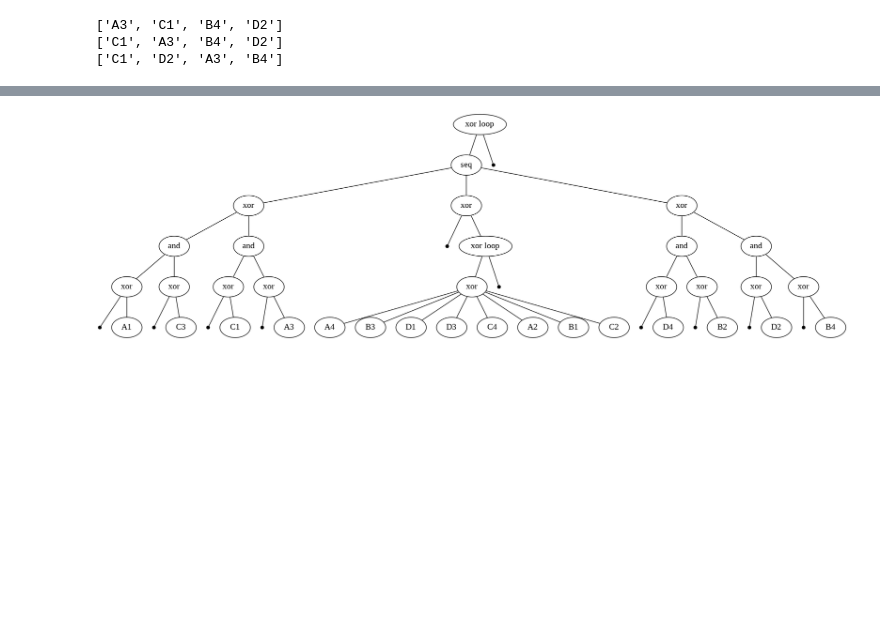
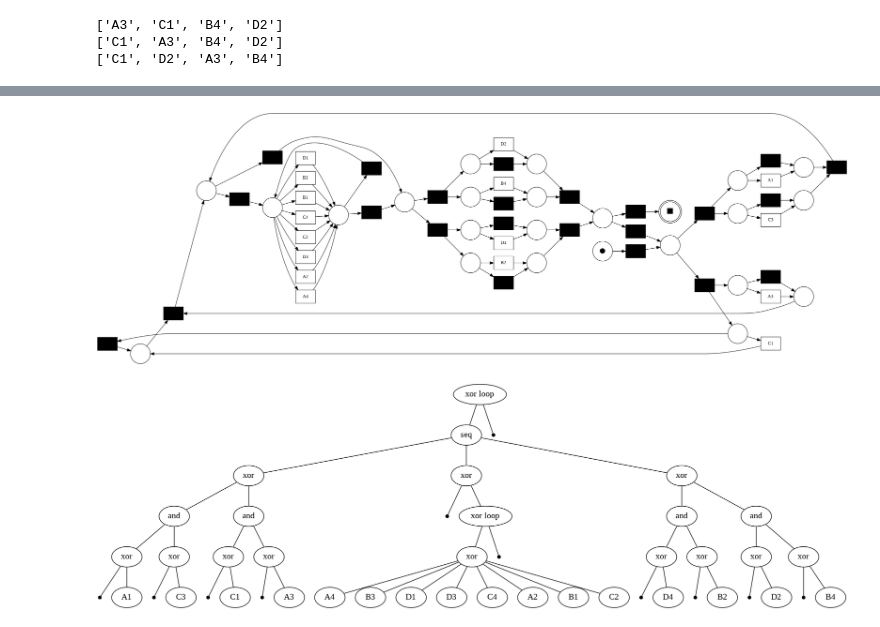
Before and after one commit to tomyaacov/process_mining, a Jupyter notebook: inductive_or.ipynb, the cells around one changed output, grey strips where cells are left out. Cells and saved outputs as stored; diff of their text form; code cells hidden in the pictures; blank space fills up the shorter version.

```diff
--- a/inductive_or.ipynb
+++ b/inductive_or.ipynb
@@ -63,3 +63,12 @@ pm4py.view_petri_net(net, initial_marking, final_marking)
+# %%
+from pm4py.objects.petri_net.utils.decomposition import decompose
+list_nets = decompose(net, initial_marking, final_marking)
+# %%
+net_1, initial_marking_1, final_marking_1 = list_nets[0]
+# %%
+pm4py.view_petri_net(net_1, initial_marking_1, final_marking_1)
+# %% [output]
+[figure, added]
 # %%
 process_tree = pm4py.discover_tree_inductive(event_log)
 pm4py.view_process_tree(process_tree)
```
Also changed, not shown: parts of 2 cells of this notebook.
